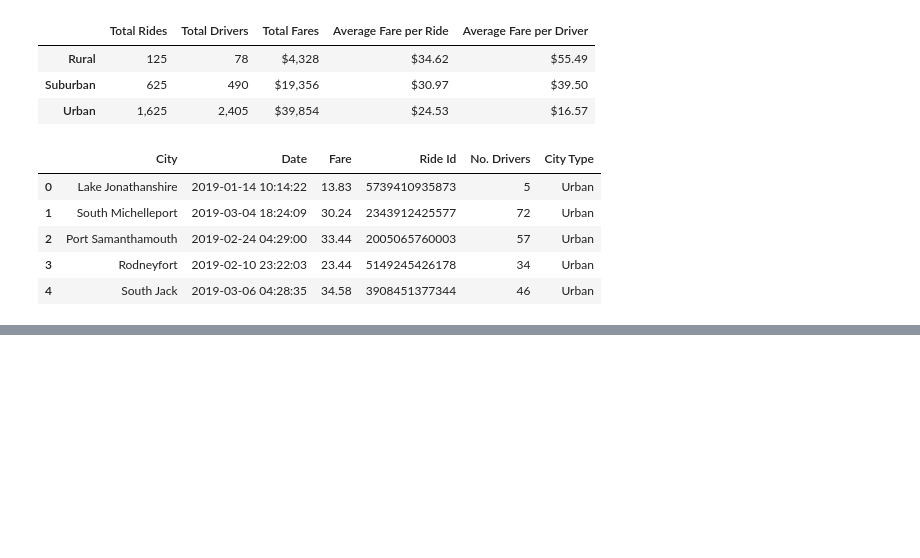
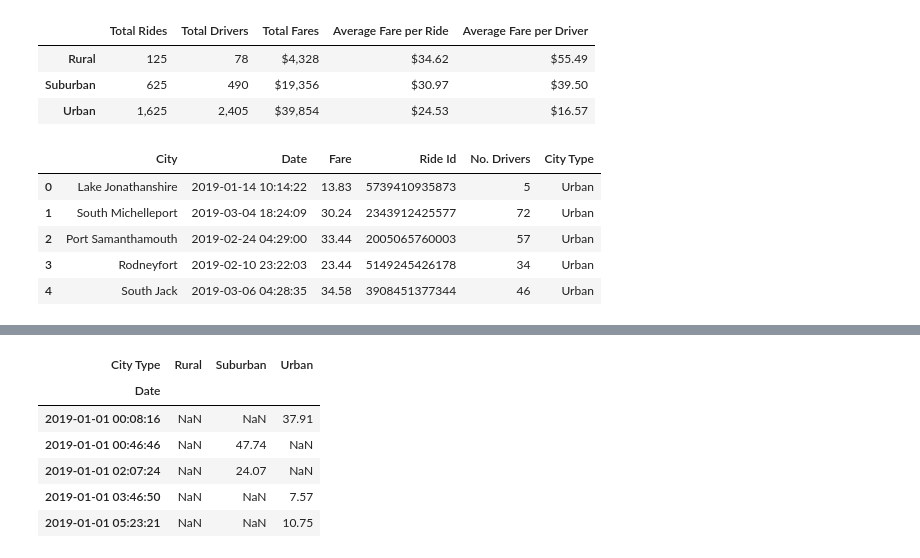
Before and after one commit to alineschneider/PyBer_Analysis, a Jupyter notebook: PyBer.ipynb, the cells around one changed output, grey strips where cells are left out. Saved outputs shown, nothing was run; the diff lists cells and outputs as text; code cells hidden in the pictures; blank space fills up the shorter version.

```diff
--- a/PyBer.ipynb
+++ b/PyBer.ipynb
@@ -1022,0 +999,4 @@ sum_of_fares_df.reset_index()
+# %%
+# Convert Date column to datetime type
+pyber_data_fares_df['Date'] = pd.to_datetime(pyber_data_fares_df['Date'])
+pyber_data_fares_df.info()
@@ -1022,0 +1014,4 @@ sum_of_fares_df.reset_index()
+# %%
+# Set the index to the Date column.
+pyber_data_by_date_df = pyber_data_fares_df.set_index('Date')
+pyber_data_by_date_df.head()
@@ -1022,0 +1026,4 @@ sum_of_fares_df.reset_index()
+# %%
+# Group by City Type and Date
+fare_sum_by_city_df = pyber_data_by_date_df.groupby(['City Type', 'Date']).sum()
+fare_sum_by_city_df.head(5)
@@ -1022,0 +1049,12 @@ sum_of_fares_df.reset_index()
+# %%
+# Pivot DataFrame so City Types are columns, Dates are in rows and cells are Fare totals
+fare_sum_by_city_pivot_df = fare_sum_by_city_df.pivot(index="Date", columns="City Type")["Fare"]
+fare_sum_by_city_pivot_df.head(5)
+# %% [output]
+| City Type | Rural | Suburban | Urban |
+| Date |  |  |  |
+| 2019-01-01 00:08:16 | NaN | NaN | 37.91 |
+| 2019-01-01 00:46:46 | NaN | 47.74 | NaN |
+| 2019-01-01 02:07:24 | NaN | 24.07 | NaN |
+| 2019-01-01 03:46:50 | NaN | NaN | 7.57 |
+| 2019-01-01 05:23:21 | NaN | NaN | 10.75 |
```
Also changed, not shown: parts of 13 cells of this notebook.
